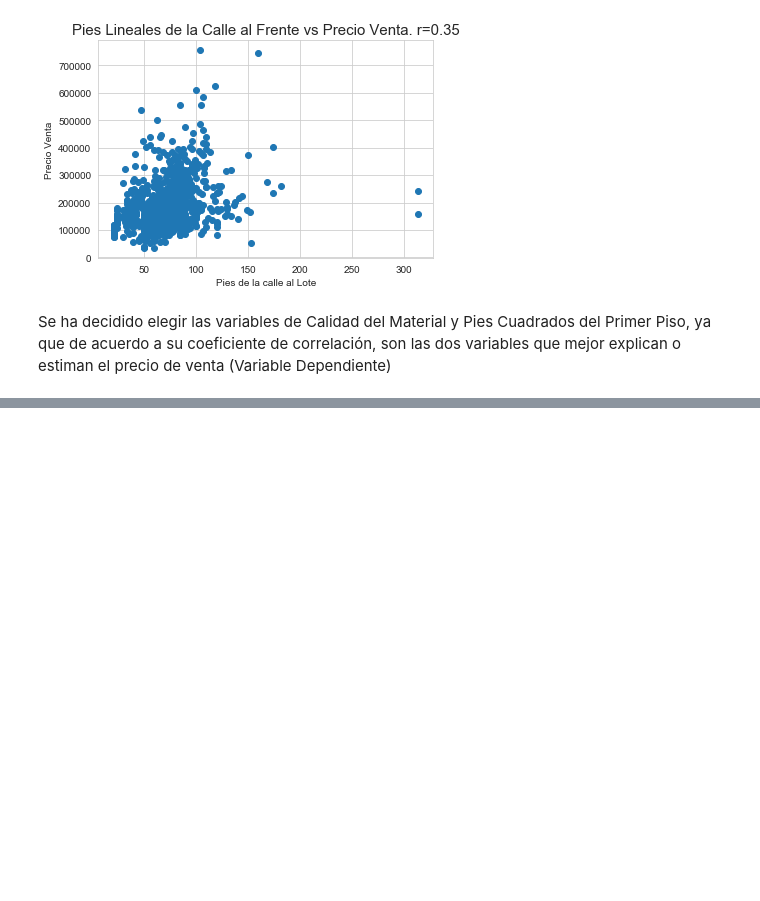
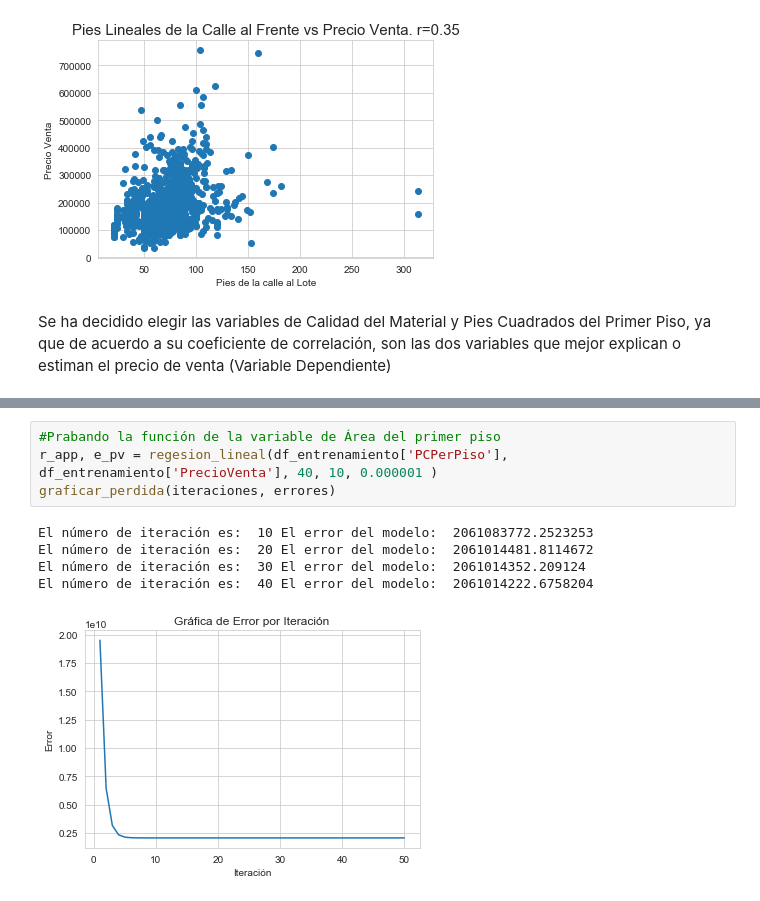
Before and after one commit to RebecaCarrera/proyecto_Python, a Jupyter notebook: Proyecto-Rebeca_Carrera.ipynb, the cells around one changed output, grey strips where cells are left out. Saved outputs shown, nothing was run; the diff lists cells and outputs as text; blank space fills up the shorter version.

```diff
--- a/Proyecto-Rebeca_Carrera.ipynb
+++ b/Proyecto-Rebeca_Carrera.ipynb
@@ -337,0 +352,10 @@ b
+# %%
+#Prabando la función de la variable de Área del primer piso
+r_app, e_pv = regesion_lineal(df_entrenamiento['PCPerPiso'], df_entrenamiento['PrecioVenta'], 40, 10, 0.000001 )
+graficar_perdida(iteraciones, errores)
+# %% [output]
+El número de iteración es:  10 El error del modelo:  2061083772.2523253
+El número de iteración es:  20 El error del modelo:  2061014481.8114672
+El número de iteración es:  30 El error del modelo:  2061014352.209124
+El número de iteración es:  40 El error del modelo:  2061014222.6758204
+[figure, added]
```
Also changed, not shown: parts of 13 cells of this notebook.
